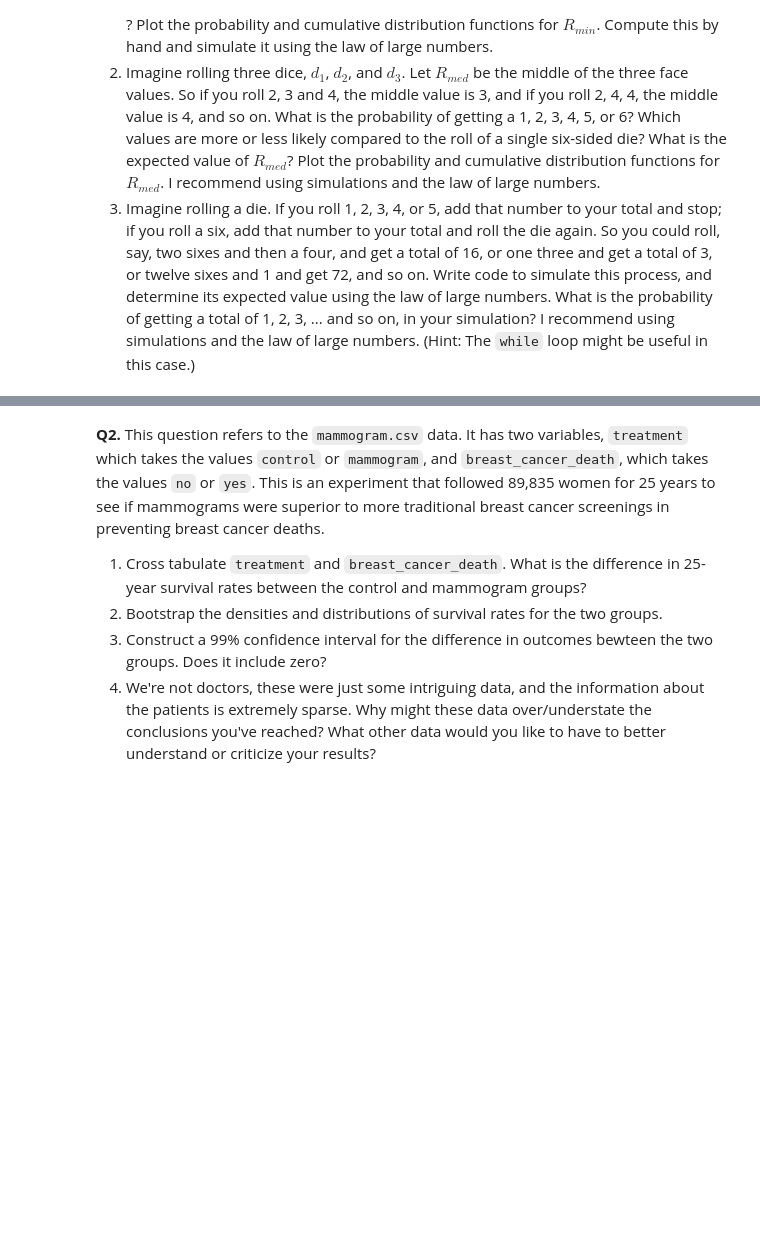
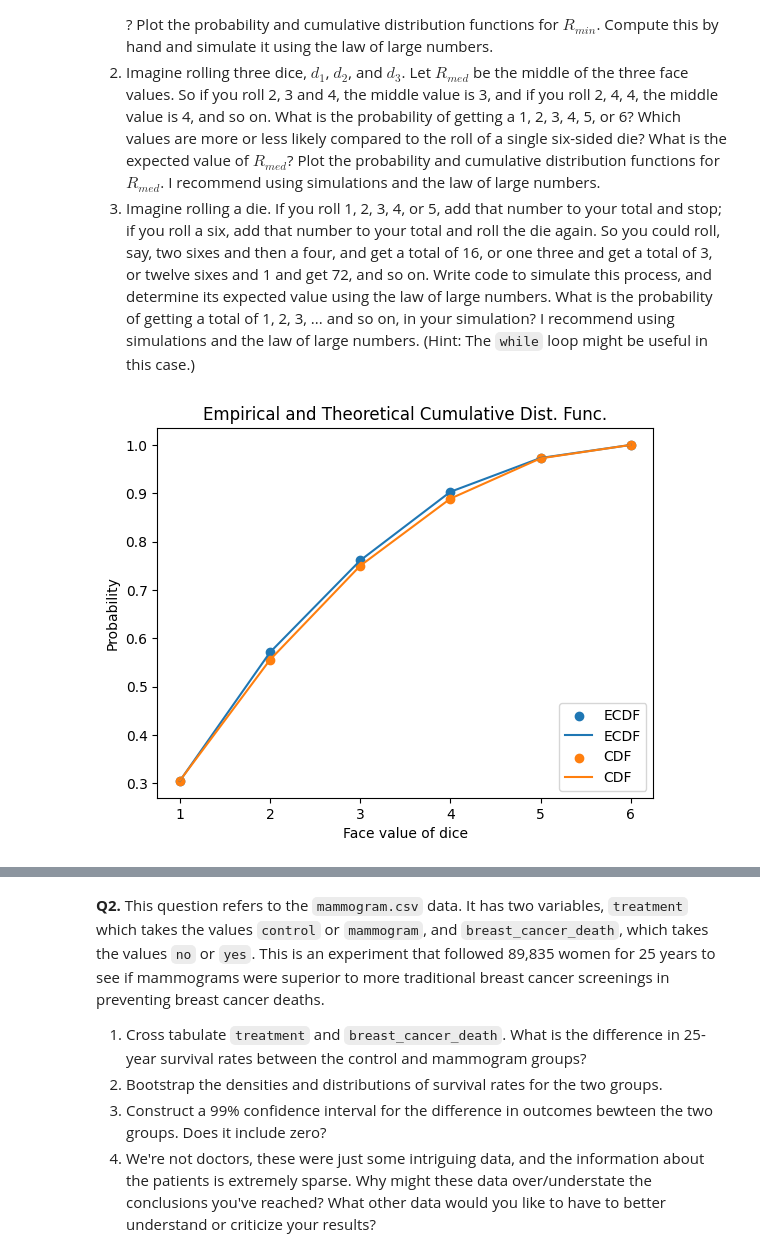
Before and after one commit to itisdavid/DS_3001_the_bootstrap, a Jupyter notebook: assignment_5.ipynb, the cells around one changed output, grey strips where cells are left out. Drawn from its saved outputs; the diff is of its cells as text; code cells hidden in the pictures; blank space fills up the shorter version.

```diff
--- a/assignment_5.ipynb
+++ b/assignment_5.ipynb
@@ -9,3 +9,43 @@
 1. Imagine rolling two dice, $d_1$ and $d_2$. Let $R_{min}$ be the lesser value of the two face values. What is the probability of getting a 1, 2, 3, 4, 5, or 6? Which values are more or less likely compared to the roll of a single six-sided die? What is the expected value of $R_{min}$? Plot the probability and cumulative distribution functions for $R_{min}$. Compute this by hand and simulate it using the law of large numbers.
 2. Imagine rolling three dice, $d_1$, $d_2$, and $d_3$. Let $R_{med}$ be the middle of the three face values. So if you roll 2, 3 and 4, the middle value is 3, and if you roll 2, 4, 4, the middle value is 4, and so on. What is the probability of getting a 1, 2, 3, 4, 5, or 6? Which values are more or less likely compared to the roll of a single six-sided die? What is the expected value of $R_{med}$? Plot the probability and cumulative distribution functions for $R_{med}$. I recommend using simulations and the law of large numbers.
 3. Imagine rolling a die. If you roll 1, 2, 3, 4, or 5, add that number to your total and stop; if you roll a six, add that number to your total and roll the die again. So you could roll, say, two sixes and then a four, and get a total of 16, or one three and get a total of 3, or twelve sixes and 1 and get 72, and so on. Write code to simulate this process, and determine its expected value using the law of large numbers. What is the probability of getting a total of 1, 2, 3, ... and so on, in your simulation? I recommend using simulations and the law of large numbers.  (Hint: The `while` loop might be useful in this case.)
+# %%
+import numpy as np
+import matplotlib.pyplot as plt
+import pandas as pd
+import seaborn as sns
+
+# Part 1
+values = np.array([1,2,3,4,5,6])
+
+# Explicit calculation:
+pdf = np.zeros(6)
+for i in range(6):
+    for j in range(6):
+        min_ij = np.min([values[i],values[j]])
+        pdf[min_ij-1] += 1
+pdf = pdf/36
+cdf = np.cumsum(pdf)
+
+# Bootstrap simulation:
+N = 1000
+d1 = np.random.choice(values, size=N)
+d2 = np.random.choice(values, size=N)
+min_roll = [min([d1[i], d2[i]]) for i in range(N)]
+
+ecdf = np.zeros(6)
+for i in range(6):
+    ecdf[i] = (1/N)*np.sum(min_roll <= values[i])
+
+# Comparison:
+plt.scatter(values,ecdf,label='ECDF')
+plt.plot(values,ecdf,label='ECDF')
+plt.scatter(values,cdf,label='CDF')
+plt.plot(values,cdf,label='CDF')
+plt.xlabel("Face value of dice")
+plt.ylabel("Probability")
+plt.legend(loc='lower right')
+plt.title('Empirical and Theoretical Cumulative Dist. Func.')
+plt.show()
+# %% [output]
+[figure, added]
```
Also changed, not shown: parts of 2 cells of this notebook.
